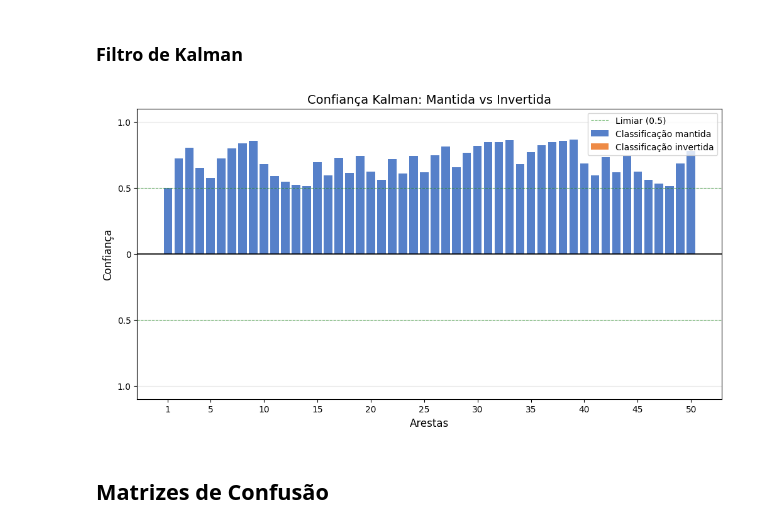
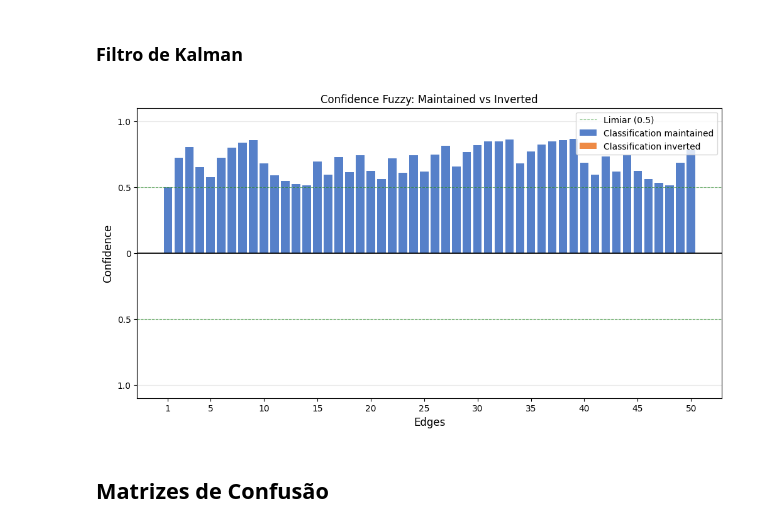
Before and after one commit to charlesluizmendes/DataFusion, a Jupyter notebook: src/7.results.ipynb, the cells around one changed output. Drawn from its saved outputs; the diff is of its cells as text; code cells hidden in the pictures.

```diff
--- a/src/7.results.ipynb
+++ b/src/7.results.ipynb
@@ -115,39 +115,39 @@ x_values = np.arange(1, len(kalman_output_class) + 1)
 conf_mantida = kalman_output_confidence.copy()
 conf_invertida = np.zeros(len(kalman_output_confidence))
 
 indices_invertidos = np.where(kalman_output_class != fuzzy_output_class)[0]
 
 conf_mantida[indices_invertidos] = 0
 
 for i in indices_invertidos:
     conf_invertida[i] = -kalman_output_confidence[i]
 
-plt.bar(x_values, conf_mantida, color='#4472C4', label='Classificação mantida', alpha=0.9)
-plt.bar(x_values, conf_invertida, color='#ED7D31', label='Classificação invertida', alpha=0.9)
+plt.bar(x_values, conf_mantida, color='#4472C4', label='Classification maintained', alpha=0.9)
+plt.bar(x_values, conf_invertida, color='#ED7D31', label='Classification inverted', alpha=0.9)
 
-plt.title("Confiança Kalman: Mantida vs Invertida", fontsize=14)
-plt.xlabel("Arestas", fontsize=12)
-plt.ylabel("Confiança", fontsize=12)
+plt.title("Confidence Fuzzy: Maintained vs Inverted", fontsize=12)
+plt.xlabel("Edges", fontsize=12)
+plt.ylabel("Confidence", fontsize=12)
 plt.ylim(-1.1, 1.1)
 plt.axhline(y=0, color='black', linewidth=1.2, linestyle='-')
 plt.axhline(y=0.5, color='green', linewidth=0.8, linestyle='--', alpha=0.5, label='Limiar (0.5)')
 plt.axhline(y=-0.5, color='green', linewidth=0.8, linestyle='--', alpha=0.5)
 plt.legend(fontsize=10, loc='upper right')
 plt.grid(True, alpha=0.3, axis='y')
 
 n = len(kalman_output_class)
 ticks = [1] + list(range(5, n + 1, 5))
 plt.xticks(ticks)
 
 y_ticks = [-1.0, -0.5, 0, 0.5, 1.0]
 y_labels = ['1.0', '0.5', '0', '0.5', '1.0']
 plt.yticks(y_ticks, y_labels)
 
 os.makedirs("../results", exist_ok=True)
 plt.savefig('../results/kalman_confidence_inverted.png', bbox_inches='tight', dpi=300)
 plt.show()
 # %% [output]
-[figure, old version]
+[figure, new version]
 # %% [markdown]
 ## Matrizes de Confusão
 # %% [markdown]
```
Also changed, not shown: parts of 4 cells of this notebook, 8 other files.
